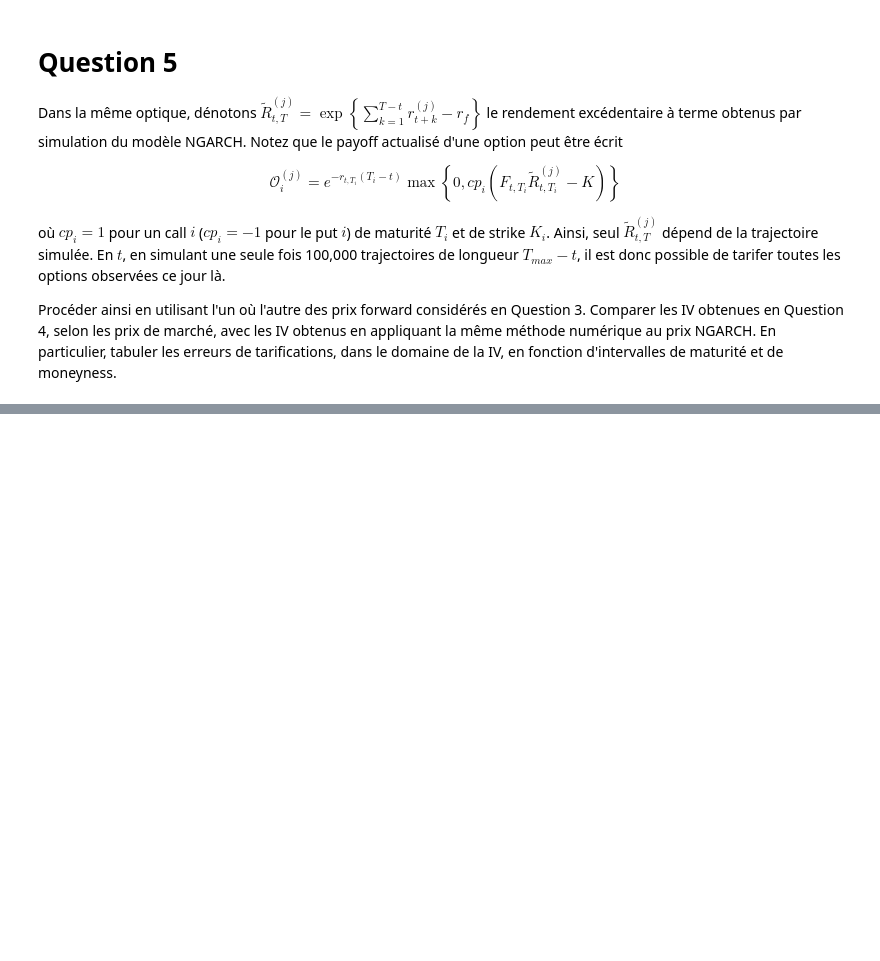
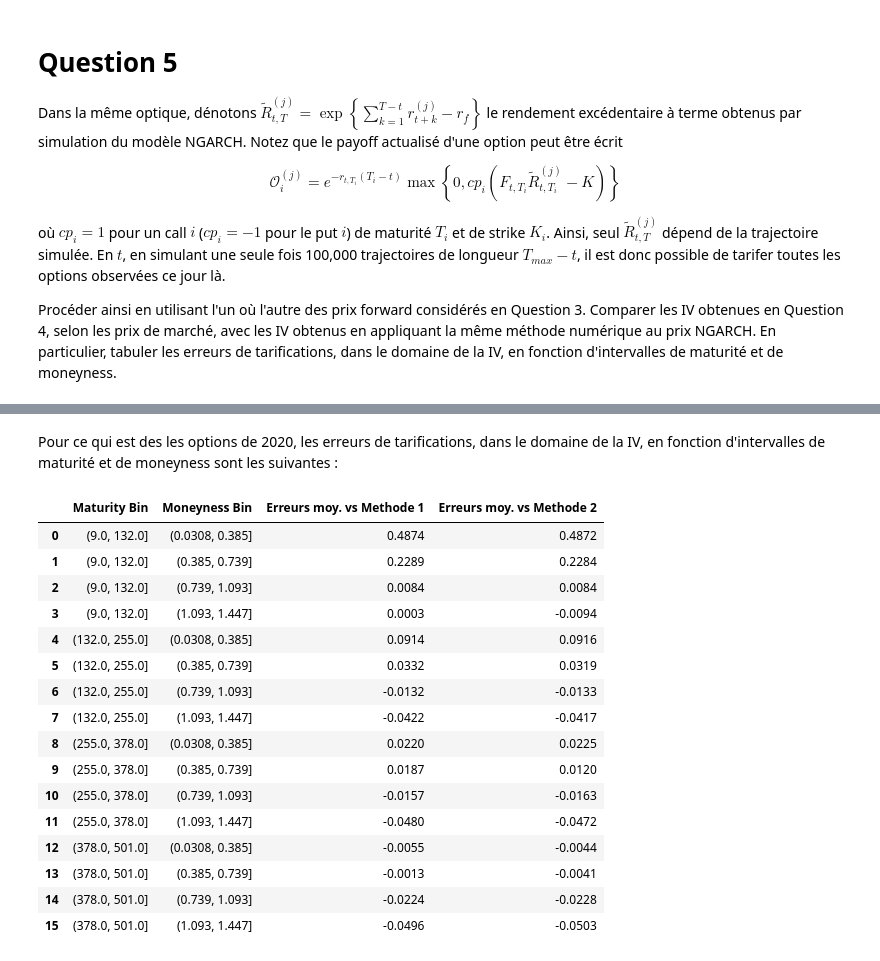
Before and after one commit to widelc/TP2_PD, a Jupyter notebook: assignment2.ipynb, the cells around one changed output, grey strips where cells are left out. Cells and saved outputs as stored; diff of their text form; code cells hidden in the pictures; blank space fills up the shorter version.

```diff
--- a/assignment2.ipynb
+++ b/assignment2.ipynb
@@ -242,23 +232,0 @@ warnings.resetwarnings()
-# %%
-option_info['Option_price'] = pd.NA
-
-option_info_96 = option_info[option_info.date == date_unique[0]]
-option_info_20 = option_info[option_info.date == date_unique[1]]
-
-option_price_96 = [ng1996.option_price(info.R_j,
-                                       info.F_CBOE,
-                                       info.strike_price/1000,
-                                       info.r_f,
-                                       info.DTM,
-                                       info.cp_flag == 'C') for _, info in option_info_96.iterrows()]
-option_info.loc[option_info_96.index, 'Option_price'] = option_price_96
-
-option_price_20 = [ng2020.option_price(info.R_j,
-                                       info.F_CBOE,
-                                       info.strike_price/1000,
-                                       info.r_f,
-                                       info.DTM,
-                                       info.cp_flag == 'C') for _, info in option_info_20.iterrows()]
-option_info.loc[option_info_20.index, 'Option_price'] = option_price_20
-
-option_info[['date', 'exdate', 'cp_flag', 'strike_price', 'mean_bidask', 'impl_volatility', 'Option_price']]
@@ -277,0 +233,17 @@ option_info[option_info.IV_NGARCH < 0]
+# %%
+# Ajouter les R_j à option_info
+n_paths     = 100_000
+option_info = simulate_returns(option_info, ng1996, ng2020, n_paths = n_paths)
+
+# Tarification des options
+option_info = calculate_option_prices(option_info, ng1996, ng2020)
+# %%
+# Volatilité implicite associé au NGARCH
+impl_vol_ng = f_impl_vol_Q5(option_info, days_in_year)
+option_info['IV_NGARCH'] = impl_vol_ng
+
+# Enlever les options pour lesquelles on a une IV négatives
+option_info = option_info[(option_info['IV_NGARCH'] >= 0)]
+
+# Construction des tables d'aggrégation pour les erreurs de tarification
+NGARCH_err_tarif = f_erreur_tarification(option_info)
@@ -277,0 +271,22 @@ option_info[option_info.IV_NGARCH < 0]
+# %% [markdown]
+Pour ce qui est des les options de 2020, les erreurs de tarifications, dans le domaine de la IV, en fonction d'intervalles de maturité et de moneyness sont les suivantes :
+# %%
+NGARCH_err_tarif[1]
+# %% [output]
+|  | Maturity Bin | Moneyness Bin | Erreurs moy. vs Methode 1 | Erreurs moy. vs Methode 2 |
+| 0 | (9.0, 132.0] | (0.0308, 0.385] | 0.4874 | 0.4872 |
+| 1 | (9.0, 132.0] | (0.385, 0.739] | 0.2289 | 0.2284 |
+| 2 | (9.0, 132.0] | (0.739, 1.093] | 0.0084 | 0.0084 |
+| 3 | (9.0, 132.0] | (1.093, 1.447] | 0.0003 | -0.0094 |
+| 4 | (132.0, 255.0] | (0.0308, 0.385] | 0.0914 | 0.0916 |
+| 5 | (132.0, 255.0] | (0.385, 0.739] | 0.0332 | 0.0319 |
+| 6 | (132.0, 255.0] | (0.739, 1.093] | -0.0132 | -0.0133 |
+| 7 | (132.0, 255.0] | (1.093, 1.447] | -0.0422 | -0.0417 |
+| 8 | (255.0, 378.0] | (0.0308, 0.385] | 0.0220 | 0.0225 |
+| 9 | (255.0, 378.0] | (0.385, 0.739] | 0.0187 | 0.0120 |
+| 10 | (255.0, 378.0] | (0.739, 1.093] | -0.0157 | -0.0163 |
+| 11 | (255.0, 378.0] | (1.093, 1.447] | -0.0480 | -0.0472 |
+| 12 | (378.0, 501.0] | (0.0308, 0.385] | -0.0055 | -0.0044 |
+| 13 | (378.0, 501.0] | (0.385, 0.739] | -0.0013 | -0.0041 |
+| 14 | (378.0, 501.0] | (0.739, 1.093] | -0.0224 | -0.0228 |
+| 15 | (378.0, 501.0] | (1.093, 1.447] | -0.0496 | -0.0503 |
```
Also changed, not shown: parts of 16 cells of this notebook, 2 other files.
